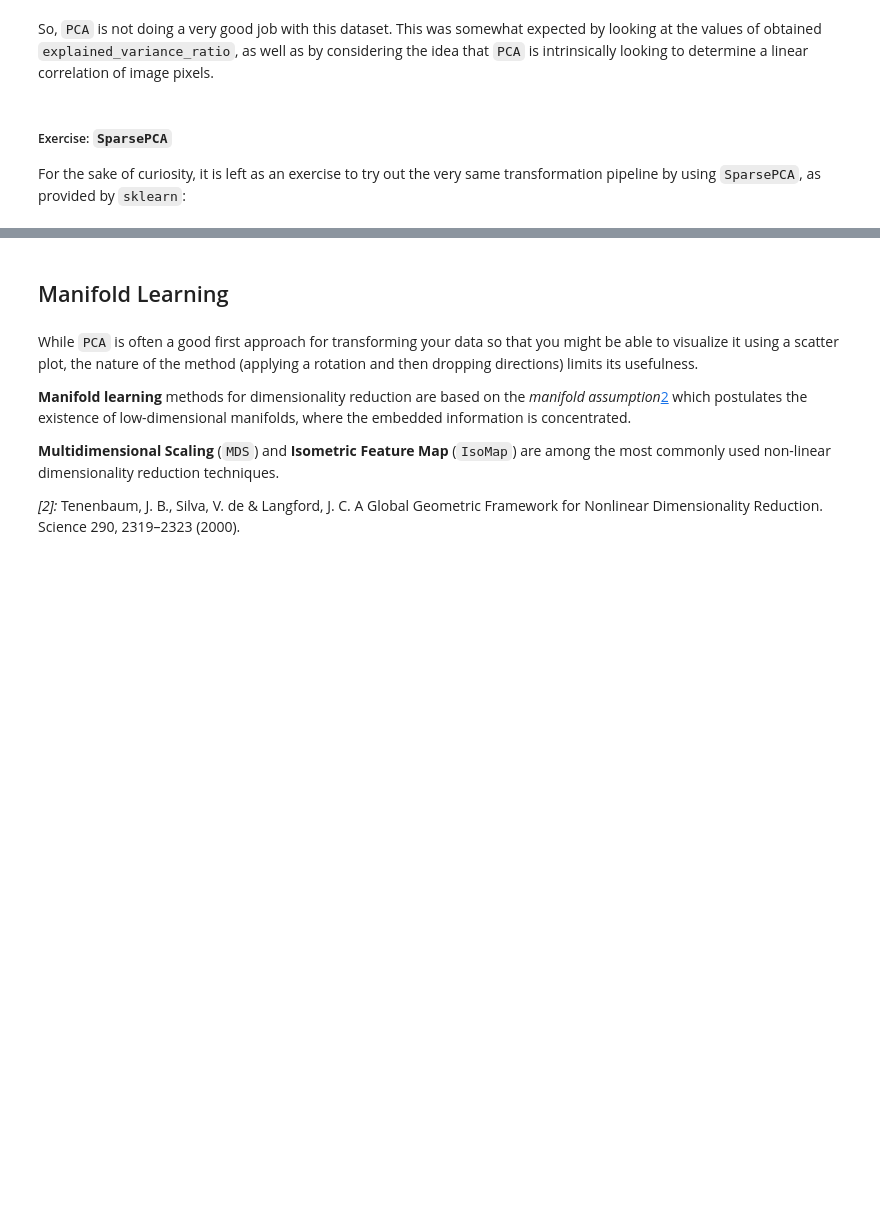
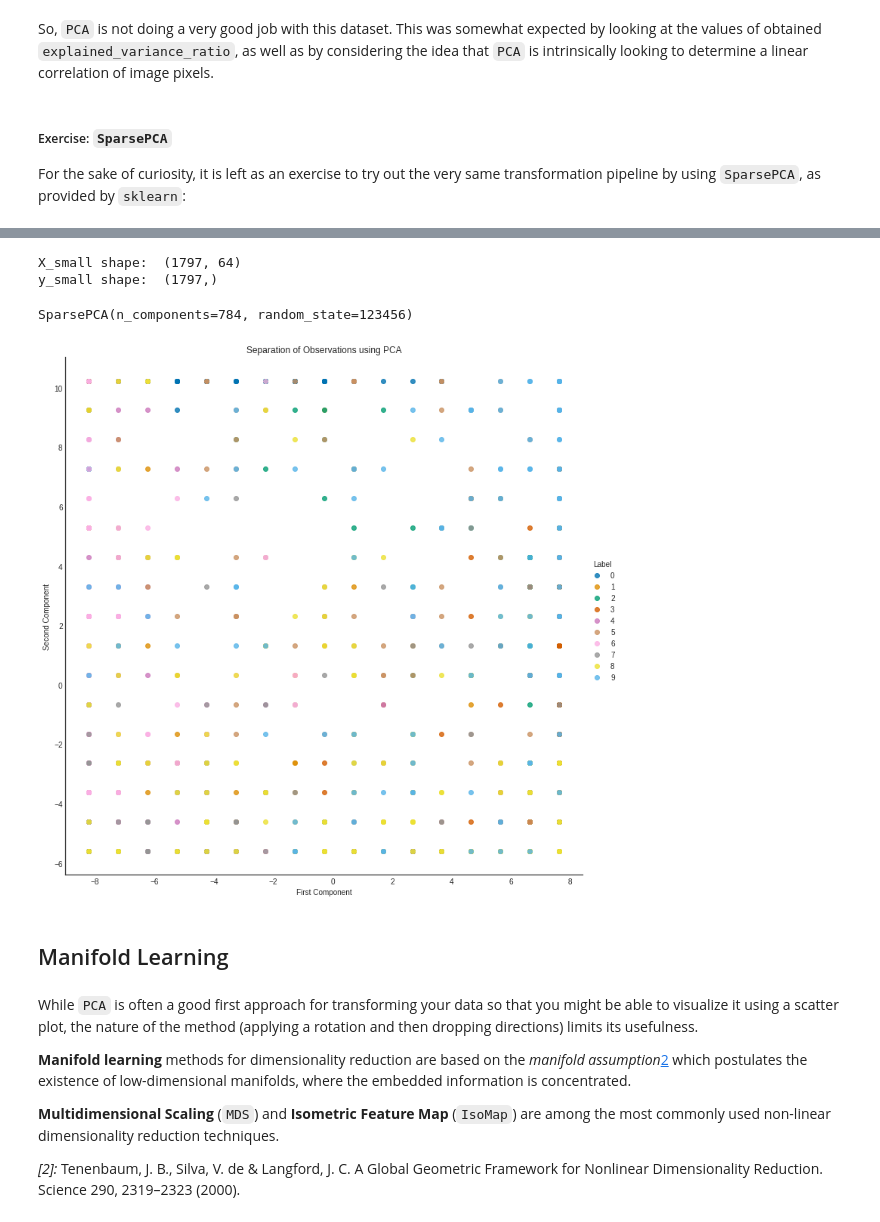
Before and after one commit to WebValley2021ReImagined/unsupervised-learning, a Jupyter notebook: 3_Dimensionality_Reduction/1 From PCA to UMAP.ipynb, the cells around one changed output, grey strips where cells are left out. Cells and saved outputs as stored; diff of their text form; code cells hidden in the pictures; blank space fills up the shorter version.

```diff
--- a/3_Dimensionality_Reduction/1 From PCA to UMAP.ipynb
+++ b/3_Dimensionality_Reduction/1 From PCA to UMAP.ipynb
@@ -499,3 +513,46 @@ from sklearn.decomposition import SparsePCA
+# %%
+from sklearn.datasets import load_digits
+
+X_small, y_small = load_digits(return_X_y=True)
+
+print("X_small shape: ", X_small.shape)
+print("y_small shape: ", y_small.shape)
+# %% [output]
+X_small shape:  (1797, 64)
+y_small shape:  (1797,)
+# %%
+from sklearn.model_selection import train_test_split
+X_train, X_test, y_train, y_test = train_test_split(X_small, y_small, test_size=.25,
+                                                    stratify=y_small, random_state=123456)
+# %%
+from sklearn.decomposition import SparsePCA
+
+n_components = 784
+whiten = True
+random_state = 123456
+
+spca = SparsePCA(n_components=n_components, random_state=random_state)
+spca.fit(X_train)
+# %% [output]
+SparsePCA(n_components=784, random_state=123456)
+# %%
+X_train_SPCA = spca.transform(X_train)
+# %%
+def scatter_plot(X_trans, y, method_name):
+    y = pd.Series(y, dtype="category")
+    trans_df = pd.DataFrame(data={"First Component": X_trans[:, 0],
+                                  "Second Component": X_trans[:, 1],
+                                  "Label": y})
+    sns.lmplot(x="First Component", y="Second Component",
+               hue="Label", data=trans_df, fit_reg=False,
+               height=10, palette="colorblind")
+    ax = plt.gca()
+    ax.set_title(f"Separation of Observations using {method_name}")
+    plt.show()
+# %%
+scatter_plot(X_train_SPCA, y_train, "PCA")
+# %% [output]
+[figure, added]
 # %% [markdown]
 ## Manifold Learning
 # %% [markdown]
```
Also changed, not shown: parts of 4 cells of this notebook, 1 other file.
